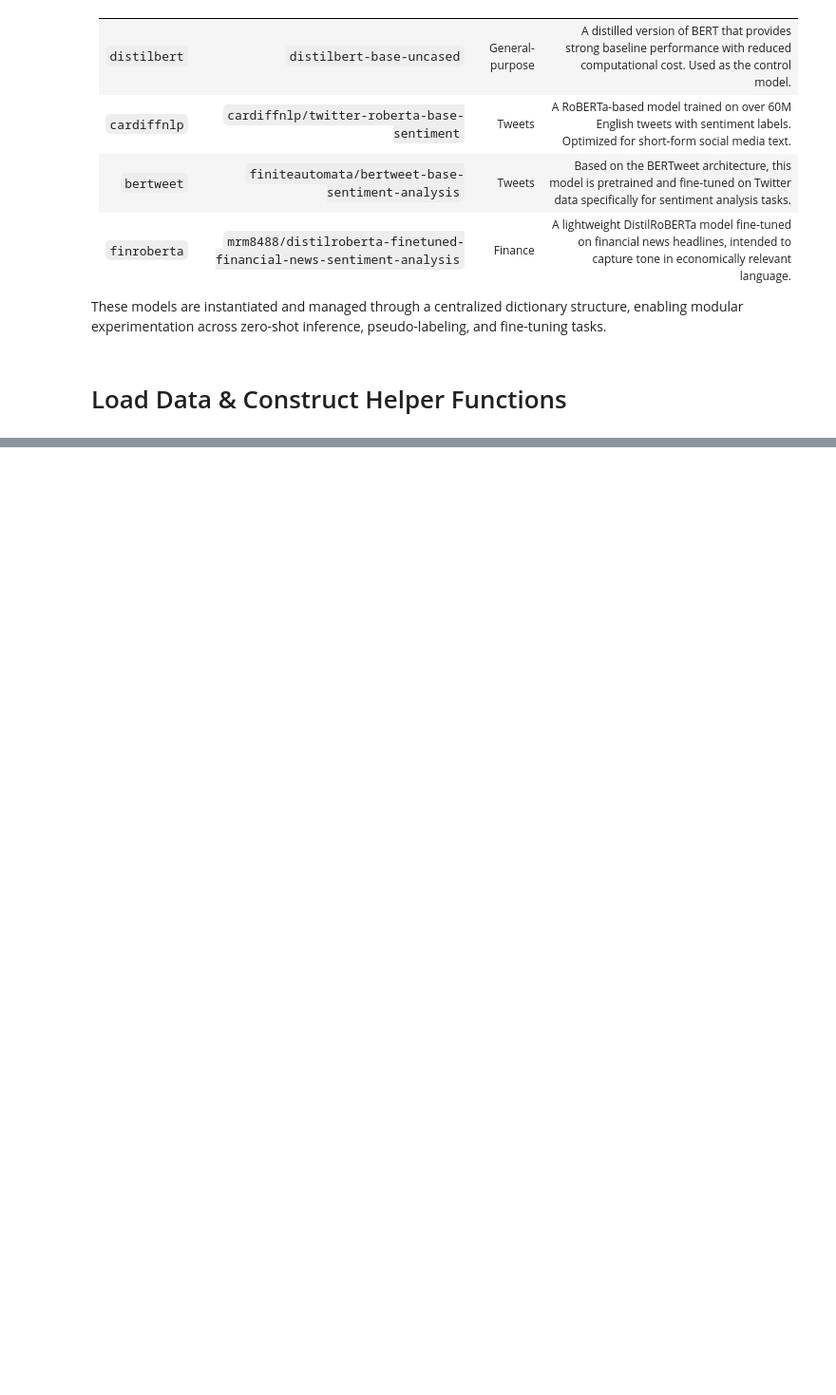
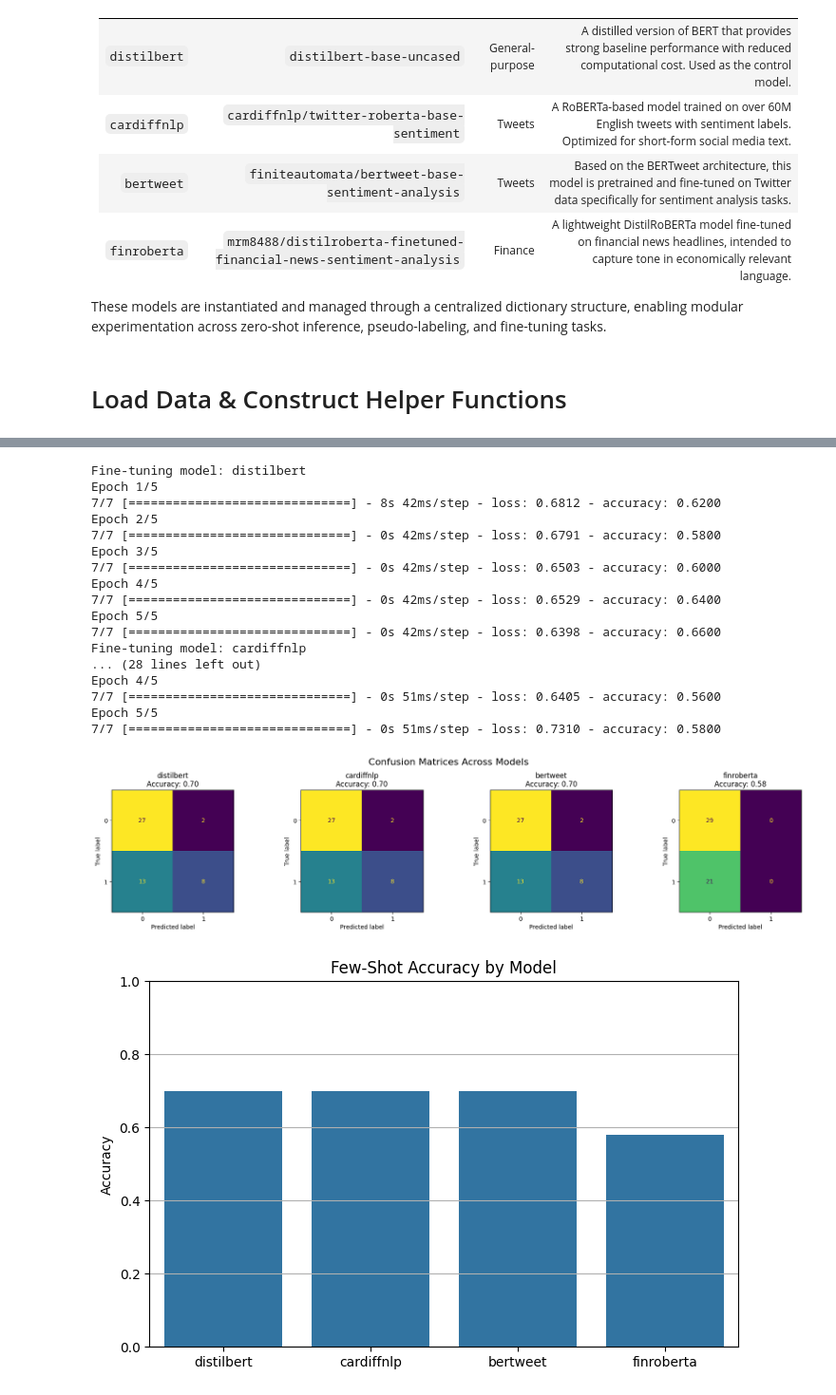
Before and after one commit to markbogorad/Fintext_NLP, a Jupyter notebook: OOTT/OOTT.ipynb, the cells around one changed output, grey strips where cells are left out. Shown at 95% size. Saved outputs shown, nothing was run; the diff lists cells and outputs as text; code cells hidden in the pictures; blank space fills up the shorter version.

Commit message:
OOTT update

```diff
--- a/OOTT/OOTT.ipynb
+++ b/OOTT/OOTT.ipynb
@@ -228,0 +208,5 @@ TypeError: 'NoneType' object is not callable
+# %%
+url = "https://raw.githubusercontent.com/markbogorad/Fintext_NLP/main/OOTT/mock_oott_tweets.csv"
+df = pd.read_csv(url)
+
+models = load_all_models(models)
@@ -228,0 +245,75 @@ TypeError: 'NoneType' object is not callable
+# %%
+# Sample few-shot data and assign labels
+few_shot_data = df.sample(n=50, random_state=42).reset_index(drop=True)
+few_shot_data["label"] = np.random.randint(0, 2, size=len(few_shot_data))
+
+results = {}
+
+for name, meta in models.items():
+    print(f"Fine-tuning model: {name}")
+
+    tokenizer = meta["tokenizer"]
+    model = meta["model"]
+
+    fewshot_ds = prepare_tf_dataset(few_shot_data, tokenizer)
+
+    fine_tune_few_shot(model, fewshot_ds, epochs=3)
+
+    tokens = tokenizer(
+        list(few_shot_data["content"]),
+        padding='max_length',
+        truncation=True,
+        max_length=128,
+        return_tensors="tf"
+    )
+
+    logits = model(tokens).logits
+    y_pred = tf.math.argmax(logits, axis=1).numpy()
+    y_true = few_shot_data["label"].values
+
+    acc = accuracy_score(y_true, y_pred)
+    cm = confusion_matrix(y_true, y_pred)
+
+    results[name] = {"accuracy": acc, "confusion_matrix": cm}
+
+# Plot confusion matrices
+fig, axes = plt.subplots(1, 4, figsize=(18, 4))
+for idx, (name, res) in enumerate(results.items()):
+    disp = ConfusionMatrixDisplay(res["confusion_matrix"])
+    disp.plot(ax=axes[idx], colorbar=False)
+    axes[idx].set_title(f"{name}\nAccuracy: {res['accuracy']:.2f}")
+plt.tight_layout()
+plt.suptitle("Confusion Matrices Across Models", y=1.05, fontsize=16)
+plt.show()
+
+# Plot model accuracies
+plt.figure(figsize=(8, 5))
+sns.barplot(
+    x=list(results.keys()),
+    y=[res["accuracy"] for res in results.values()]
+)
+plt.ylabel("Accuracy")
+plt.title("Few-Shot Accuracy by Model")
+plt.ylim(0, 1)
+plt.grid(axis='y')
+plt.show()
+# %% [output]
+Fine-tuning model: distilbert
+Epoch 1/5
+7/7 [==============================] - 8s 42ms/step - loss: 0.6812 - accuracy: 0.6200
+Epoch 2/5
+7/7 [==============================] - 0s 42ms/step - loss: 0.6791 - accuracy: 0.5800
+Epoch 3/5
+7/7 [==============================] - 0s 42ms/step - loss: 0.6503 - accuracy: 0.6000
+Epoch 4/5
+7/7 [==============================] - 0s 42ms/step - loss: 0.6529 - accuracy: 0.6400
+Epoch 5/5
+7/7 [==============================] - 0s 42ms/step - loss: 0.6398 - accuracy: 0.6600
+Fine-tuning model: cardiffnlp
+... (28 lines left out)
+Epoch 4/5
+7/7 [==============================] - 0s 51ms/step - loss: 0.6405 - accuracy: 0.5600
+Epoch 5/5
+7/7 [==============================] - 0s 51ms/step - loss: 0.7310 - accuracy: 0.5800
+[figure, added]
+[figure, added]
```
Also changed, not shown: parts of 19 cells of this notebook.
